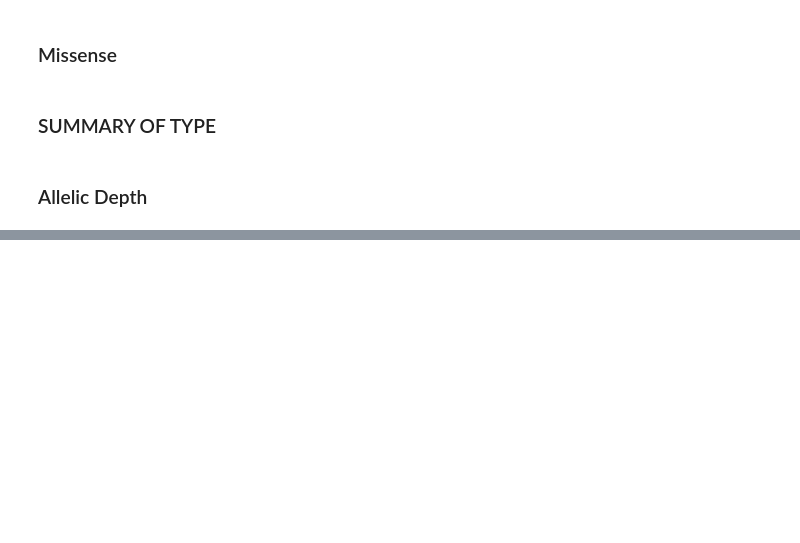
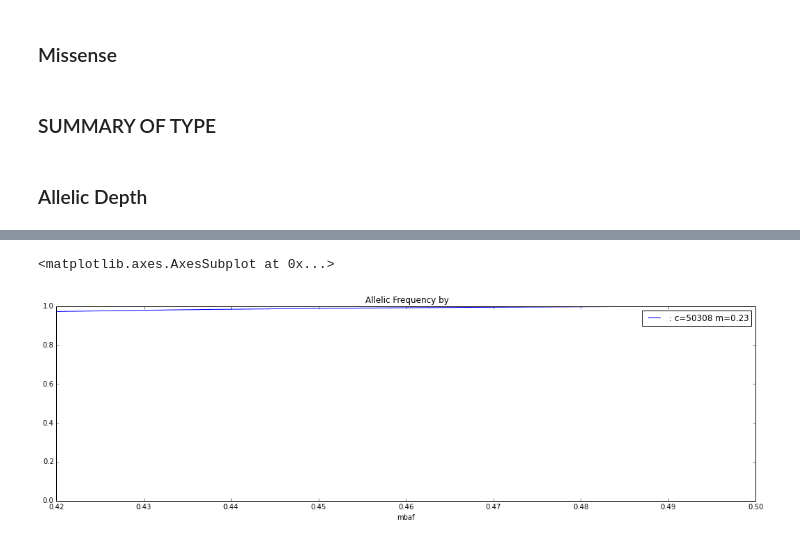
Before and after one commit to hartwigmedical/scripts, a Jupyter notebook: ipython/VCF_GERMLINE_SLICE_ANALYSIS.ipynb, the cells around one changed output, grey strips where cells are left out. Saved outputs shown, nothing was run; the diff lists cells and outputs as text; code cells hidden in the pictures; blank space fills up the shorter version.

```diff
--- a/ipython/VCF_GERMLINE_SLICE_ANALYSIS.ipynb
+++ b/ipython/VCF_GERMLINE_SLICE_ANALYSIS.ipynb
@@ -230,0 +248,9 @@ plt.show()
+# %%
+ser = dfHet['mbaf']
+ser = ser.sort_values()
+cum_dist = np.linspace(0.,1.,len(ser))
+ser_cdf = pd.Series(cum_dist, index=ser,name=": c="+str(ser.count())+" m="+str(round(ser.median(),2)))
+ser_cdf.plot(drawstyle='steps',legend=True,title=" Allelic Frequency by ",figsize=[18,5],xlim=[0.42,0.5])
+# %% [output]
+<matplotlib.axes.AxesSubplot at 0x...>
+[figure, added]
```
Also changed, not shown: parts of 22 cells of this notebook, 7 other files.
